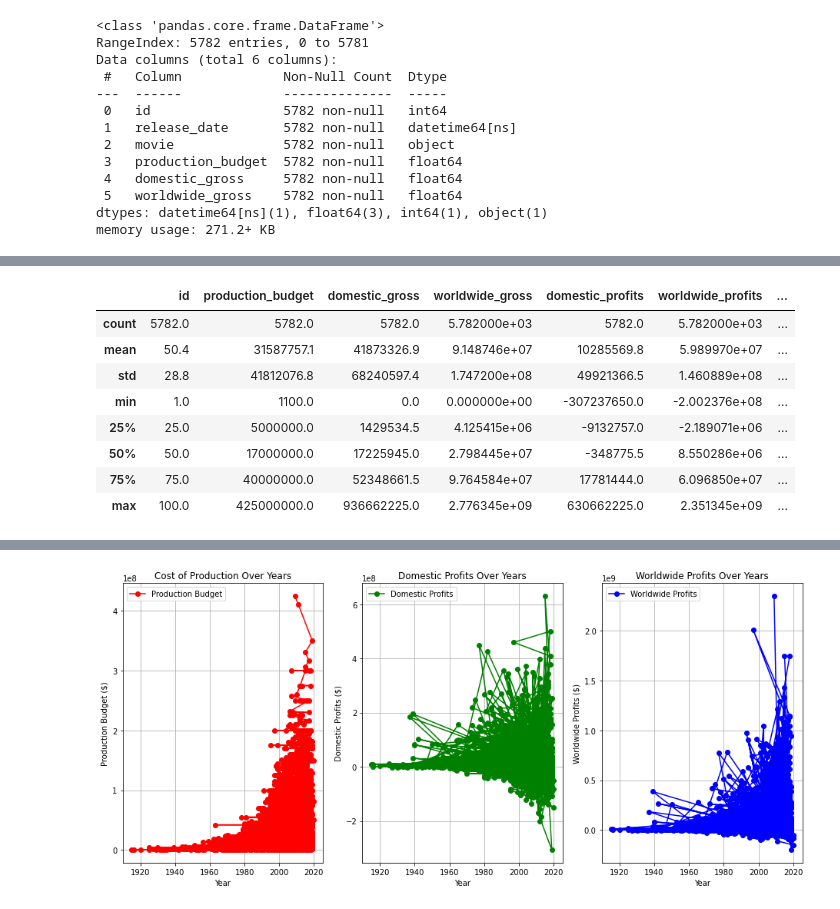
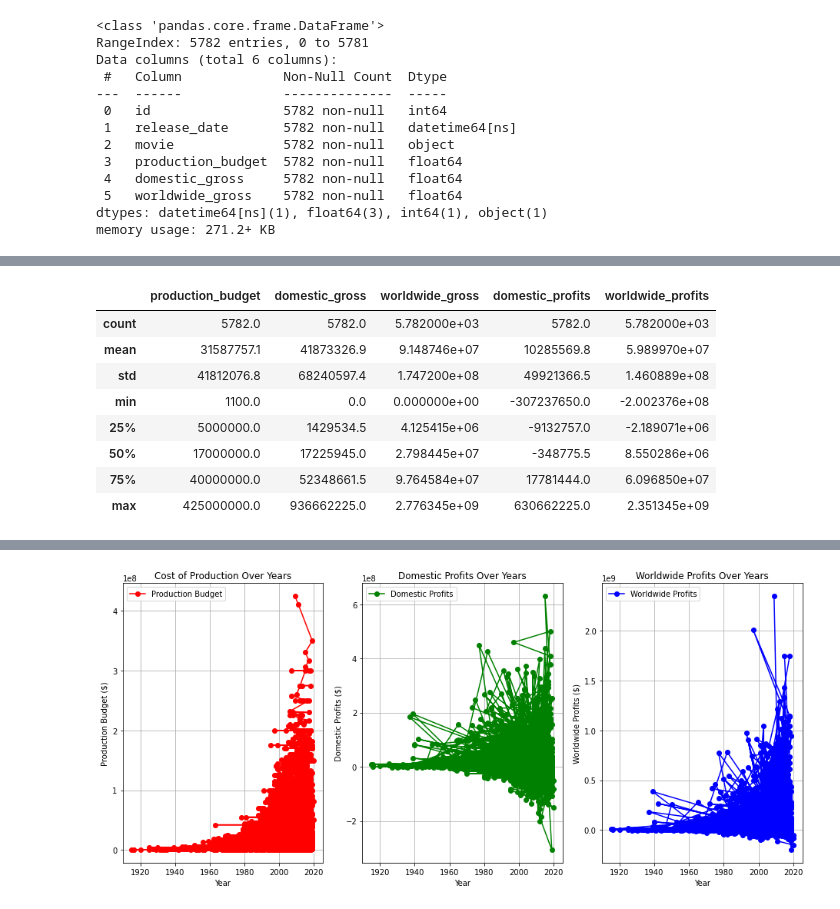
Before and after one commit to jakkkc/Microsoft_movies, a Jupyter notebook: student.ipynb, the cells around one changed output, grey strips where cells are left out. Saved outputs shown, nothing was run; the diff lists cells and outputs as text; code cells hidden in the pictures.

```diff
--- a/student.ipynb
+++ b/student.ipynb
@@ -351,8 +377,22 @@ def cleaning_2(file):
 # Change date from obj to date
     df["release_date"] = pd.to_datetime(df["release_date"])
 
-#     put everything together
-#     df = df[to_flt]
+# Remove outliers from worldwide gross
+    w_low, w_high = df["worldwide_gross"].quantile([0.3,0.7])
+    w_outliers = df["worldwide_gross"].between(w_low, w_high)
+
+# Remove outliers from prodution budget
+    p_low, p_high = df["production_budget"].quantile([0.3,0.7])
+    p_outliers = df["production_budget"].between(p_low, p_high)
+
+# Remove outliers from domestic gross
+    d_low, d_high = df["domestic_gross"].quantile([0.3,0.7])
+    d_outliers = df["domestic_gross"].between(d_low, d_high)
+
+# Put everything together
+#     df = (df[d_outliers])
+#     df = (df.loc[p_outliers])
+#     df = (df.loc[w_outliers])
 
 #   the function, return clean data
     return df;
@@ -428,14 +468,14 @@ tn.head()
 | 3 | 4 | 2015-05-01 | Avengers: Age of Ultron | 330600000.0 | 459005868.0 | 1.403014e+09 | 128405868.0 | ... |
 | 4 | 5 | 2017-12-15 | Star Wars Ep. VIII: The Last Jedi | 317000000.0 | 620181382.0 | 1.316722e+09 | 303181382.0 | ... |
 # %%
-tn.describe().round(1)
+tn[["production_budget", "domestic_gross", "worldwide_gross", "domestic_profits", "worldwide_profits"]].describe().round(1)
 # %% [output]
-|  | id | production_budget | domestic_gross | worldwide_gross | domestic_profits | worldwide_profits | ... |
-| count | 5782.0 | 5782.0 | 5782.0 | 5.782000e+03 | 5782.0 | 5.782000e+03 | ... |
-| mean | 50.4 | 31587757.1 | 41873326.9 | 9.148746e+07 | 10285569.8 | 5.989970e+07 | ... |
-| std | 28.8 | 41812076.8 | 68240597.4 | 1.747200e+08 | 49921366.5 | 1.460889e+08 | ... |
-| min | 1.0 | 1100.0 | 0.0 | 0.000000e+00 | -307237650.0 | -2.002376e+08 | ... |
-| 25% | 25.0 | 5000000.0 | 1429534.5 | 4.125415e+06 | -9132757.0 | -2.189071e+06 | ... |
-| 50% | 50.0 | 17000000.0 | 17225945.0 | 2.798445e+07 | -348775.5 | 8.550286e+06 | ... |
-| 75% | 75.0 | 40000000.0 | 52348661.5 | 9.764584e+07 | 17781444.0 | 6.096850e+07 | ... |
-| max | 100.0 | 425000000.0 | 936662225.0 | 2.776345e+09 | 630662225.0 | 2.351345e+09 | ... |
+|  | production_budget | domestic_gross | worldwide_gross | domestic_profits | worldwide_profits |
+| count | 5782.0 | 5782.0 | 5.782000e+03 | 5782.0 | 5.782000e+03 |
+| mean | 31587757.1 | 41873326.9 | 9.148746e+07 | 10285569.8 | 5.989970e+07 |
+| std | 41812076.8 | 68240597.4 | 1.747200e+08 | 49921366.5 | 1.460889e+08 |
+| min | 1100.0 | 0.0 | 0.000000e+00 | -307237650.0 | -2.002376e+08 |
+| 25% | 5000000.0 | 1429534.5 | 4.125415e+06 | -9132757.0 | -2.189071e+06 |
+| 50% | 17000000.0 | 17225945.0 | 2.798445e+07 | -348775.5 | 8.550286e+06 |
+| 75% | 40000000.0 | 52348661.5 | 9.764584e+07 | 17781444.0 | 6.096850e+07 |
+| max | 425000000.0 | 936662225.0 | 2.776345e+09 | 630662225.0 | 2.351345e+09 |
```
Also changed, not shown: parts of 23 cells of this notebook, 2 other files.
